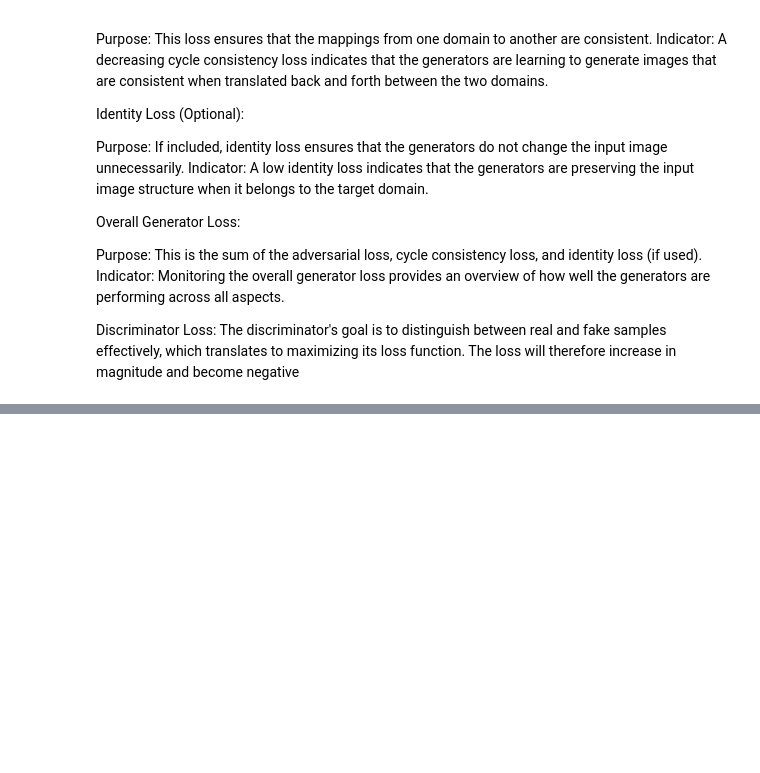
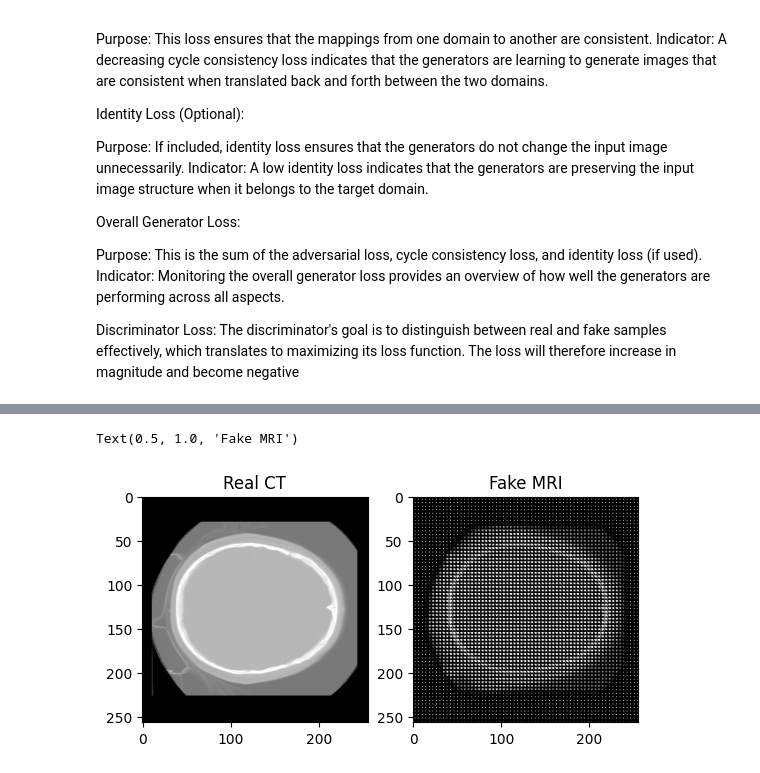
Before and after one commit to rsaif22/ECSE-552-Final-Project, a Jupyter notebook: experiment_v1.ipynb, the cells around one changed output, grey strips where cells are left out. Drawn from its saved outputs; the diff is of its cells as text; code cells hidden in the pictures; blank space fills up the shorter version.

```diff
--- a/experiment_v1.ipynb
+++ b/experiment_v1.ipynb
@@ -193,0 +296,24 @@ for epoch in range(num_epochs):
+# %%
+# Show real CT and fake MRI images
+# Load a batch of CT images
+real_ct = CT_train[20]
+real_ct = torch.tensor(real_ct).to(device)
+real_ct = real_ct.float().unsqueeze(0).unsqueeze(0)
+
+# Generate fake MRI images
+fake_mri = generator_ct2mri(real_ct)
+
+# Normalize the fake MRI images
+fake_mri = (fake_mri - fake_mri.min()) / (fake_mri.max() - fake_mri.min())
+
+# Plot real CT and fake MRI images
+plt.figure()
+plt.subplot(1, 2, 1)
+plt.imshow(real_ct.cpu().detach().numpy().reshape(image_size, image_size), cmap='gray')
+plt.title('Real CT')
+plt.subplot(1, 2, 2)
+plt.imshow(fake_mri.cpu().detach().numpy().reshape(image_size, image_size), cmap='gray')
+plt.title('Fake MRI')
+# %% [output]
+Text(0.5, 1.0, 'Fake MRI')
+[figure, added]
```
Also changed, not shown: parts of 8 cells of this notebook, 2 other files.
